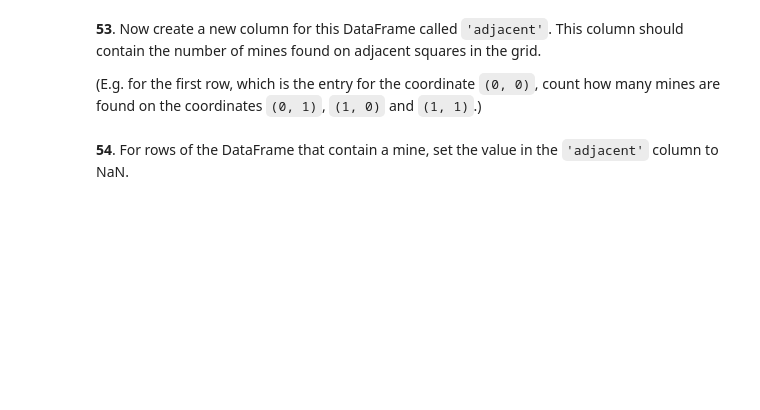
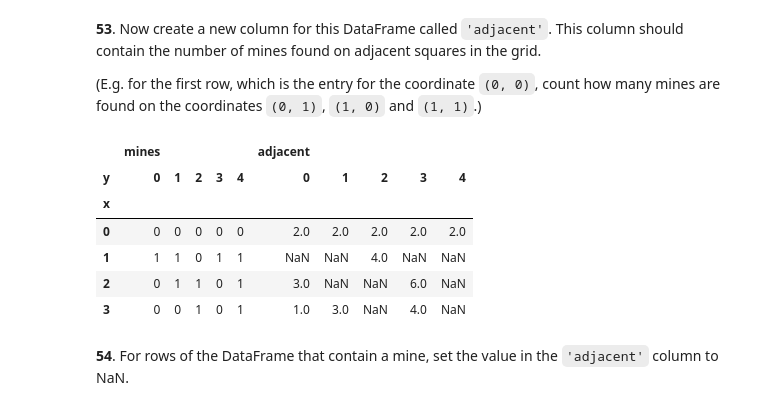
Before and after one commit to Michael-not/60_pandas_puzzles, a Jupyter notebook: 60_pandas_puzzles.ipynb, the cells around one changed output. Cells and saved outputs as stored; diff of their text form; code cells hidden in the pictures; blank space fills up the shorter version.

Commit message:
completed Minesweeper tasks 51-55.

````diff
--- a/60_pandas_puzzles.ipynb
+++ b/60_pandas_puzzles.ipynb
@@ -986,3 +986,10 @@ To begin, generate a DataFrame `df` with two columns, `'x'` and `'y'` containing
 1  0  1
 2  0  2
 ```
+# %%
+x = np.arange(4)
+y = np.arange(5)
+MultiIndex = pd.MultiIndex.from_product([x, y], names=["x", "y"])
+df = pd.DataFrame(index=MultiIndex)
+df
+#mines = np.random.choice([0 , 1], size=len(MultiIndex), p=[0.6,0.4])  # Generating random values for the mines
@@ -989,2 +1015,7 @@ To begin, generate a DataFrame `df` with two columns, `'x'` and `'y'` containing
 # %% [markdown]
 **52**. For this DataFrame `df`, create a new column of zeros (safe) and ones (mine). The probability of a mine occuring at each location should be 0.4.
+# %%
+
+mines = np.random.choice([0 , 1], size=len(MultiIndex), p=[0.6,0.4])  # Generating random values for the mines
+df["mines"] = mines  # Adding a 'mine' column with random values of 0 or 1
+df
@@ -992,5 +1042,28 @@ To begin, generate a DataFrame `df` with two columns, `'x'` and `'y'` containing
 **53**. Now create a new column for this DataFrame called `'adjacent'`. This column should contain the number of mines found on adjacent squares in the grid.
 
 (E.g. for the first row, which is the entry for the coordinate `(0, 0)`, count how many mines are found on the coordinates `(0, 1)`, `(1, 0)` and `(1, 1)`.)
+# %%
+#df["adjacent"] =
+#df.loc[pd.IndexSlice[:1,:1],:]
+
+def adjacent_sum(coord):
+    cx, cy = coord
+    # this if condition checks if the current cell is a mine. I add it from a next task
+    if df.loc[(cx, cy), "mines"] == 1:
+        return np.nan
+    neighbors = df.loc[pd.IndexSlice[max(0, cx-1):min(x.max(), cx+1),
+                           max(0, cy-1):min(y.max(), cy+1)], "mines"]
+    return neighbors.sum()
+
+df["adjacent"] = df.index.map(adjacent_sum)  # Applying the function to each index in the DataFrame df["adjacent"] = [adjacent_sum(idx) for idx in df.index]
+df.unstack()
+# %% [output]
+|  | mines |  |  |  |  | adjacent |  |  |  |  |
+| y | 0 | 1 | 2 | 3 | 4 | 0 | 1 | 2 | 3 | 4 |
+| x |  |  |  |  |  |  |  |  |  |  |
+| 0 | 0 | 0 | 0 | 0 | 0 | 2.0 | 2.0 | 2.0 | 2.0 | 2.0 |
+| 1 | 1 | 1 | 0 | 1 | 1 | NaN | NaN | 4.0 | NaN | NaN |
+| 2 | 0 | 1 | 1 | 0 | 1 | 3.0 | NaN | NaN | 6.0 | NaN |
+| 3 | 0 | 0 | 1 | 0 | 1 | 1.0 | 3.0 | NaN | 4.0 | NaN |
 # %% [markdown]
 **54**. For rows of the DataFrame that contain a mine, set the value in the `'adjacent'` column to NaN.
````
Also changed, not shown: parts of 16 cells of this notebook.
